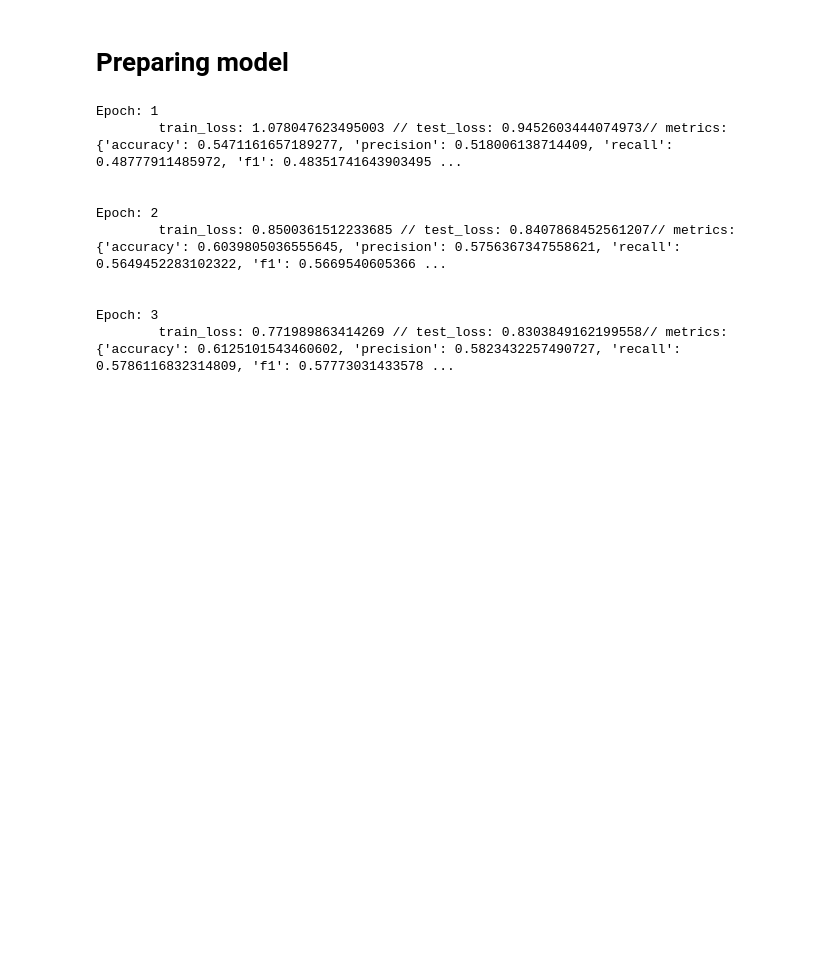
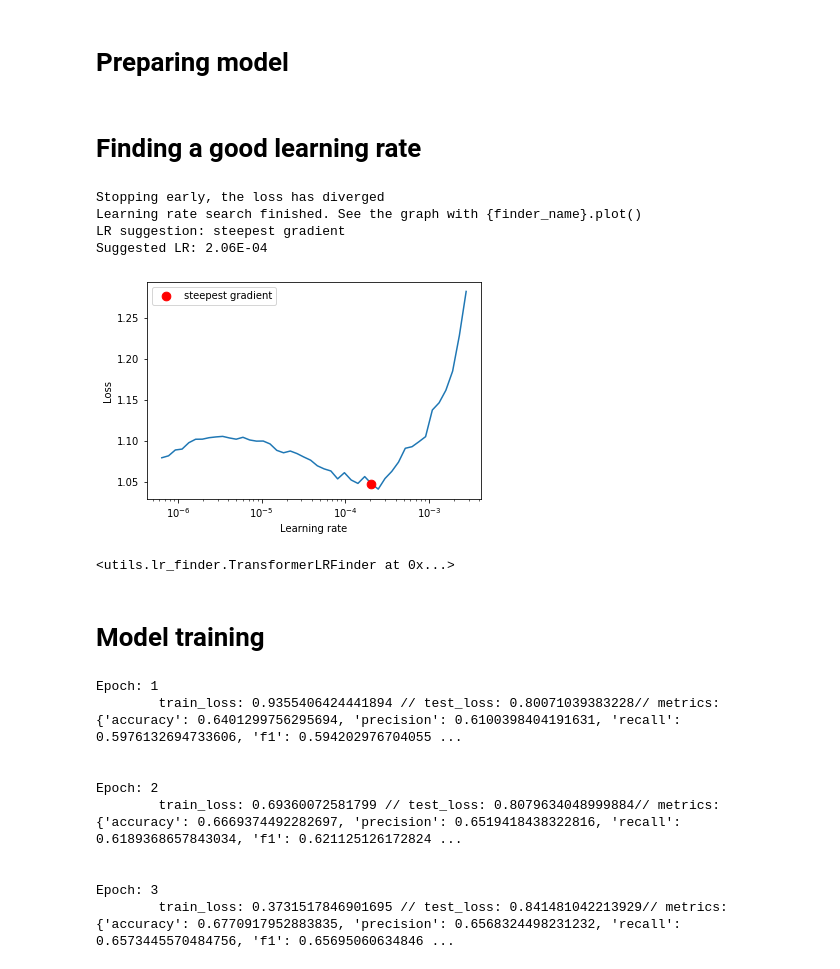
Before and after one commit to kenzosakiyama/transformers_for_text_classification, a Jupyter notebook: gpt2_classification.ipynb, the cells around one changed output. Saved outputs shown, nothing was run; the diff lists cells and outputs as text; code cells hidden in the pictures; blank space fills up the shorter version.

```diff
--- a/gpt2_classification.ipynb
+++ b/gpt2_classification.ipynb
@@ -35,17 +36,28 @@ metrics = {
     "f1": partial(f1_score, average="macro"),
 }
 # %%
-gpu = torch.device("cuda:1")
+gpu = torch.device("cuda:2")
 # %%
 gpt_model = GPT2Model.from_pretrained(MODEL)
 # %%
-model = GPT2ForClassification(gpt_model, 64, 3, metrics).cuda(gpu)
+model = GPT2ForClassification(gpt_model, 64, 3, metrics, device=gpu).cuda(gpu)
 # %%
 train_dl = DataLoader(train_ds, batch_size=64, shuffle=True)
 test_dl = DataLoader(test_ds, batch_size=64, shuffle=True)
+# %% [markdown]
+# Finding a good learning rate
 # %%
 batches = len(train_dl)
 epochs = 3
-optimizer = AdamW(model.parameters(), lr=1e-5)
-scheduler = OneCycleLR(optimizer, max_lr=1e-5, steps_per_epoch=batches, epochs=epochs)
+optimizer = AdamW(model.parameters(), lr=1e-7)
+# scheduler = OneCycleLR(optimizer, max_lr=5e-5, steps_per_epoch=batches, epochs=epochs)
 criterion = nn.CrossEntropyLoss()
+# %%
+run_lr_finder(train_dl, model, optimizer, criterion, device=gpu)
+# %% [output]
+Stopping early, the loss has diverged
+Learning rate search finished. See the graph with {finder_name}.plot()
+LR suggestion: steepest gradient
+Suggested LR: 2.06E-04
+[figure, added]
+<utils.lr_finder.TransformerLRFinder at 0x...>
@@ -52,15 +66,17 @@ criterion = nn.CrossEntropyLoss()
+# %% [markdown]
+# Model training
 # %%
-train, test = model.fit(epochs, train_dl, test_dl, criterion, optimizer, scheduler=scheduler, cuda=True, device=gpu)
+train, test = model.fit(epochs, train_dl, test_dl, criterion, optimizer, scheduler=scheduler)
 # %% [output]
 Epoch: 1
-        train_loss: 1.078047623495003 // test_loss: 0.9452603444074973// metrics: {'accuracy': 0.5471161657189277, 'precision': 0.518006138714409, 'recall': 0.48777911485972, 'f1': 0.48351741643903495 ...
+        train_loss: 0.9355406424441894 // test_loss: 0.80071039383228// metrics: {'accuracy': 0.6401299756295694, 'precision': 0.6100398404191631, 'recall': 0.5976132694733606, 'f1': 0.594202976704055 ...
 
 
 Epoch: 2
-        train_loss: 0.8500361512233685 // test_loss: 0.8407868452561207// metrics: {'accuracy': 0.6039805036555645, 'precision': 0.5756367347558621, 'recall': 0.5649452283102322, 'f1': 0.5669540605366 ...
+        train_loss: 0.69360072581799 // test_loss: 0.8079634048999884// metrics: {'accuracy': 0.6669374492282697, 'precision': 0.6519418438322816, 'recall': 0.6189368657843034, 'f1': 0.621125126172824 ...
 
 
 Epoch: 3
-        train_loss: 0.771989863414269 // test_loss: 0.8303849162199558// metrics: {'accuracy': 0.6125101543460602, 'precision': 0.5823432257490727, 'recall': 0.5786116832314809, 'f1': 0.57773031433578 ...
+        train_loss: 0.3731517846901695 // test_loss: 0.841481042213929// metrics: {'accuracy': 0.6770917952883835, 'precision': 0.6568324498231232, 'recall': 0.6573445570484756, 'f1': 0.65695060634846 ...
 # %%
 # torch.save(model.bert.state_dict(), "data/checkpoints/bert_tweetsent_br.ckpt")
```
Also changed, not shown: parts of 2 cells of this notebook, 3 other files.
